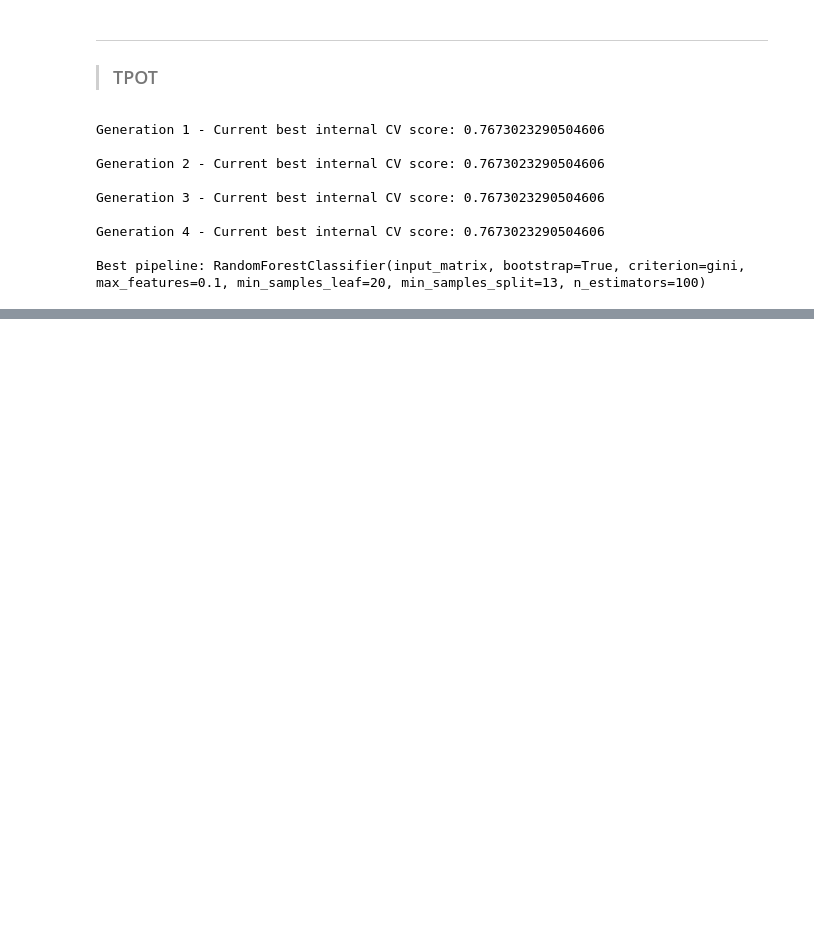
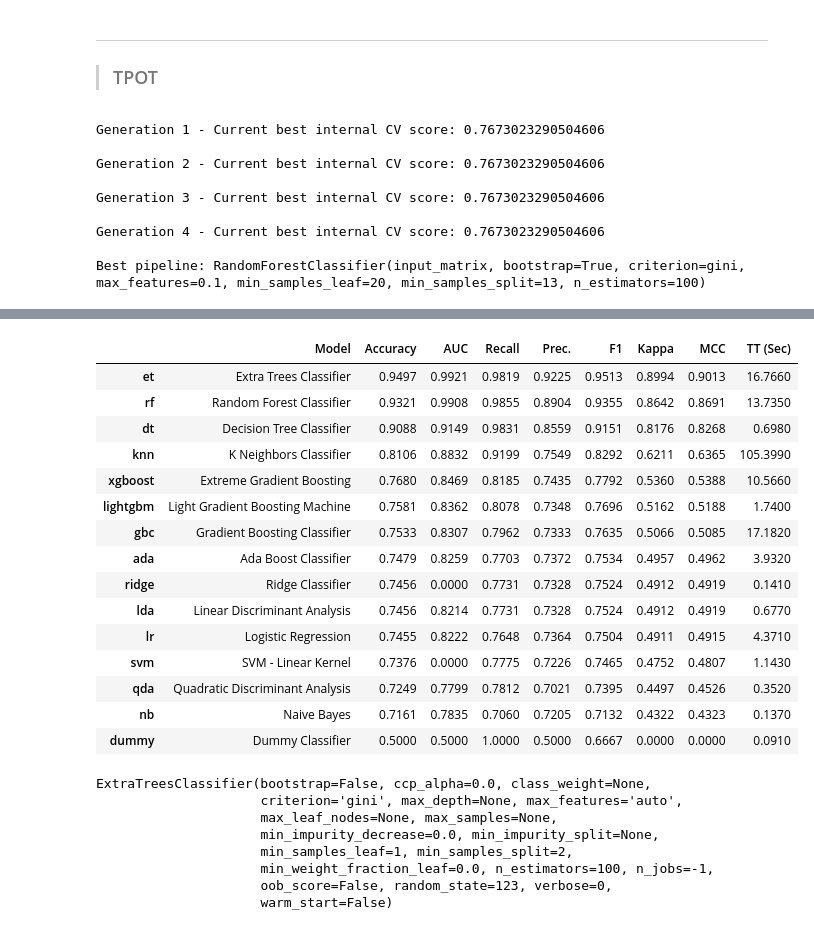
Before and after one commit to FernandoSirias/Capstone_Project_Coding_Dojo, a Jupyter notebook: Capstone_Project.ipynb, the cells around one changed output, grey strips where cells are left out. Drawn from its saved outputs; the diff is of its cells as text; code cells hidden in the pictures; blank space fills up the shorter version.

```diff
--- a/Capstone_Project.ipynb
+++ b/Capstone_Project.ipynb
@@ -356,0 +458,27 @@ print("Accuracy:", accuracy_score(y_test, results))
+# %%
+compare_models()
+# %% [output]
+|  | Model | Accuracy | AUC | Recall | Prec. | F1 | Kappa | MCC | TT (Sec) |
+| et | Extra Trees Classifier | 0.9497 | 0.9921 | 0.9819 | 0.9225 | 0.9513 | 0.8994 | 0.9013 | 16.7660 |
+| rf | Random Forest Classifier | 0.9321 | 0.9908 | 0.9855 | 0.8904 | 0.9355 | 0.8642 | 0.8691 | 13.7350 |
+| dt | Decision Tree Classifier | 0.9088 | 0.9149 | 0.9831 | 0.8559 | 0.9151 | 0.8176 | 0.8268 | 0.6980 |
+| knn | K Neighbors Classifier | 0.8106 | 0.8832 | 0.9199 | 0.7549 | 0.8292 | 0.6211 | 0.6365 | 105.3990 |
+| xgboost | Extreme Gradient Boosting | 0.7680 | 0.8469 | 0.8185 | 0.7435 | 0.7792 | 0.5360 | 0.5388 | 10.5660 |
+| lightgbm | Light Gradient Boosting Machine | 0.7581 | 0.8362 | 0.8078 | 0.7348 | 0.7696 | 0.5162 | 0.5188 | 1.7400 |
+| gbc | Gradient Boosting Classifier | 0.7533 | 0.8307 | 0.7962 | 0.7333 | 0.7635 | 0.5066 | 0.5085 | 17.1820 |
+| ada | Ada Boost Classifier | 0.7479 | 0.8259 | 0.7703 | 0.7372 | 0.7534 | 0.4957 | 0.4962 | 3.9320 |
+| ridge | Ridge Classifier | 0.7456 | 0.0000 | 0.7731 | 0.7328 | 0.7524 | 0.4912 | 0.4919 | 0.1410 |
+| lda | Linear Discriminant Analysis | 0.7456 | 0.8214 | 0.7731 | 0.7328 | 0.7524 | 0.4912 | 0.4919 | 0.6770 |
+| lr | Logistic Regression | 0.7455 | 0.8222 | 0.7648 | 0.7364 | 0.7504 | 0.4911 | 0.4915 | 4.3710 |
+| svm | SVM - Linear Kernel | 0.7376 | 0.0000 | 0.7775 | 0.7226 | 0.7465 | 0.4752 | 0.4807 | 1.1430 |
+| qda | Quadratic Discriminant Analysis | 0.7249 | 0.7799 | 0.7812 | 0.7021 | 0.7395 | 0.4497 | 0.4526 | 0.3520 |
+| nb | Naive Bayes | 0.7161 | 0.7835 | 0.7060 | 0.7205 | 0.7132 | 0.4322 | 0.4323 | 0.1370 |
+| dummy | Dummy Classifier | 0.5000 | 0.5000 | 1.0000 | 0.5000 | 0.6667 | 0.0000 | 0.0000 | 0.0910 |
+ExtraTreesClassifier(bootstrap=False, ccp_alpha=0.0, class_weight=None,
+                     criterion='gini', max_depth=None, max_features='auto',
+                     max_leaf_nodes=None, max_samples=None,
+                     min_impurity_decrease=0.0, min_impurity_split=None,
+                     min_samples_leaf=1, min_samples_split=2,
+                     min_weight_fraction_leaf=0.0, n_estimators=100, n_jobs=-1,
+                     oob_score=False, random_state=123, verbose=0,
+                     warm_start=False)
```
Also changed, not shown: parts of 45 cells of this notebook, 2 other files.
